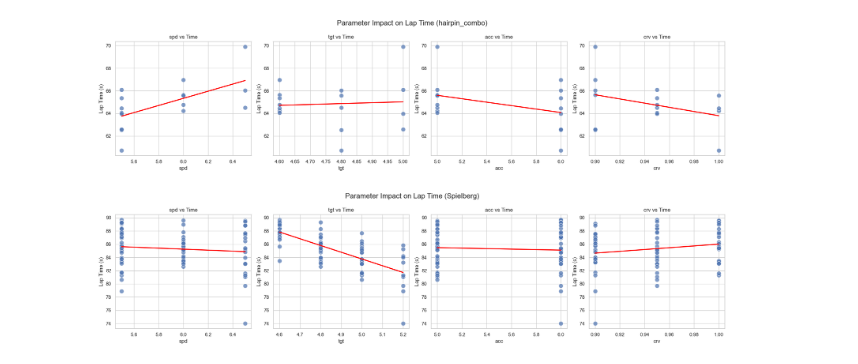
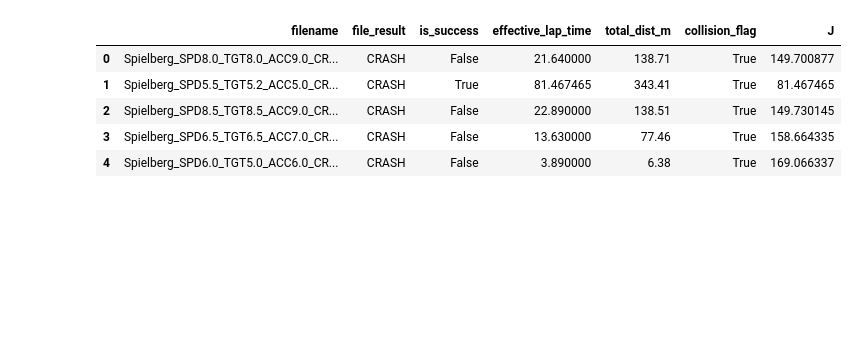
Before and after one commit to SSUNOWL/ROS2_AUTODRIVING, a Jupyter notebook: analyze_frenet_logs.ipynb, the cells around one changed output. Cells and saved outputs as stored; diff of their text form; code cells hidden in the pictures; blank space fills up the shorter version.

```diff
--- a/analyze_frenet_logs.ipynb
+++ b/analyze_frenet_logs.ipynb
@@ -290,29 +366,31 @@ else:
 # %%
-# 각 파라미터가 랩타임에 미치는 영향을 산점도로 시각화
-if not df_results.empty:
-    valid_df = df_results[df_results['effective_time'].notnull()]
+# %%
+def compute_objective_row(row,
+                          T_penalty=100.0,
+                          alpha=50.0,
+                          beta=20.0,
+                          ref_lap_dist=ref_lap_dist):
+    """
+    row: df_runs의 한 행
+    """
+    if row["is_success"]:
+        return float(row["effective_lap_time"])
+    else:
+        # 실패 run
+        fail_ratio = 1.0 - float(row["total_dist_m"]) / ref_lap_dist
+        fail_ratio = max(0.0, min(1.0, fail_ratio))
+        J = T_penalty + alpha * fail_ratio
+        if row["collision_flag"]:
+            J += beta
+        return J
 
-    params = ['spd', 'tgt', 'acc', 'crv']
-
-    for map_name in valid_df['map'].unique():
-        map_df = valid_df[valid_df['map'] == map_name]
-
-        fig, axes = plt.subplots(1, 4, figsize=(20, 5))
-        fig.suptitle(f"Parameter Impact on Lap Time ({map_name})", fontsize=16)
-
-        for i, param in enumerate(params):
-            sns.scatterplot(data=map_df, x=param, y='effective_time', ax=axes[i], s=100, alpha=0.7)
-
-            # 추세선 추가 (데이터가 2개 이상일 때)
-            if len(map_df) > 1:
-                sns.regplot(data=map_df, x=param, y='effective_time', ax=axes[i], scatter=False, color='red', ci=None)
-
-            axes[i].set_title(f"{param} vs Time")
-            axes[i].set_ylabel("Lap Time (s)")
-
-        plt.tight_layout()
-        plt.show()
+df_runs["J"] = df_runs.apply(compute_objective_row, axis=1)
+df_runs[["filename", "file_result", "is_success", "effective_lap_time", "total_dist_m", "collision_flag", "J"]].head()
 # %% [output]
-[figure, removed]
-[figure, removed]
+|  | filename | file_result | is_success | effective_lap_time | total_dist_m | collision_flag | J |
+| 0 | Spielberg_SPD8.0_TGT8.0_ACC9.0_CR... | CRASH | False | 21.640000 | 138.71 | True | 149.700877 |
+| 1 | Spielberg_SPD5.5_TGT5.2_ACC5.0_CR... | CRASH | True | 81.467465 | 343.41 | True | 81.467465 |
+| 2 | Spielberg_SPD8.5_TGT8.5_ACC9.0_CR... | CRASH | False | 22.890000 | 138.51 | True | 149.730145 |
+| 3 | Spielberg_SPD6.5_TGT6.5_ACC7.0_CR... | CRASH | False | 13.630000 | 77.46 | True | 158.664335 |
+| 4 | Spielberg_SPD6.0_TGT5.0_ACC6.0_CR... | CRASH | False | 3.890000 | 6.38 | True | 169.066337 |
 # %%
```
Also changed, not shown: parts of 11 cells of this notebook, 4 other files.
